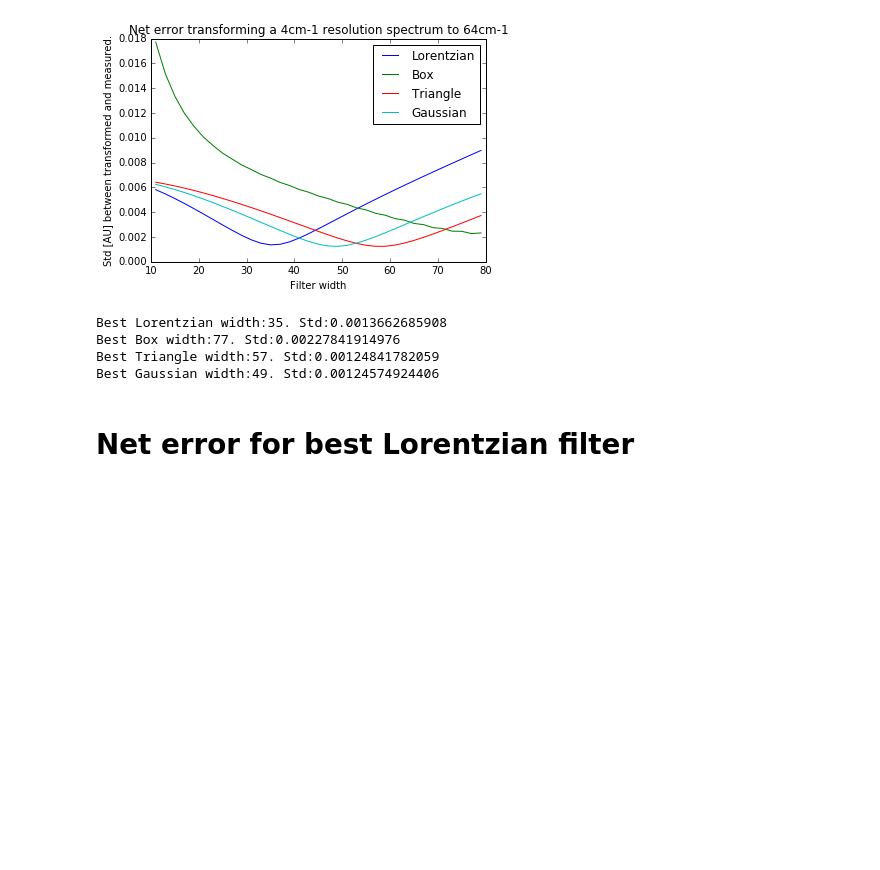
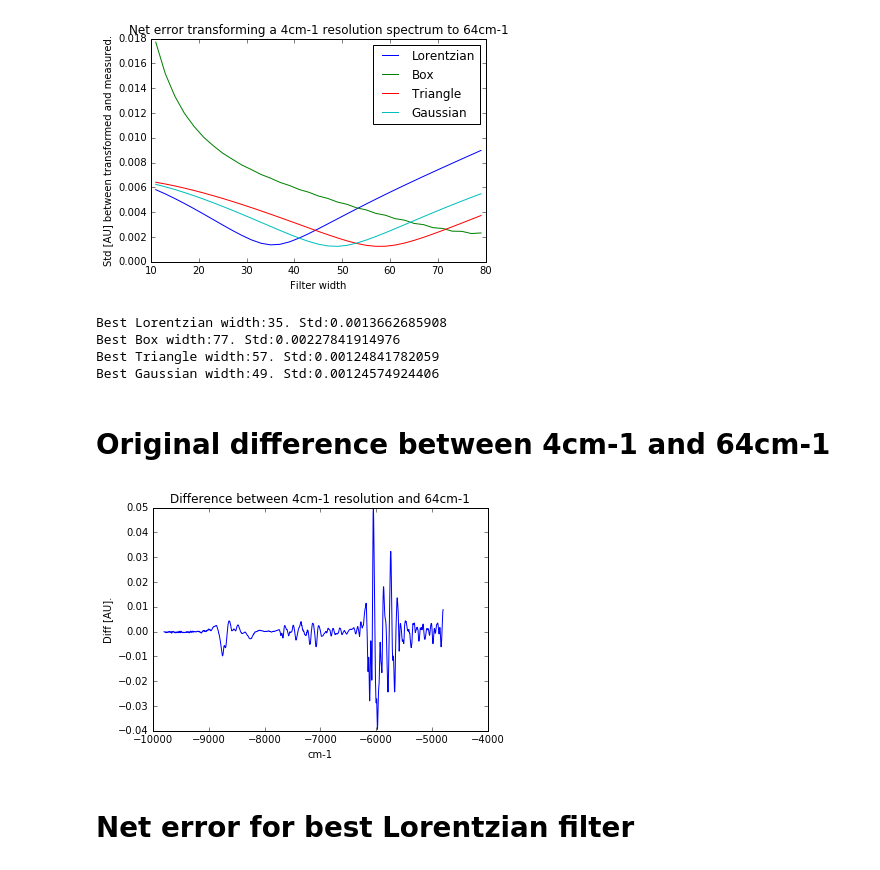
Before and after one commit to bmrg/convolute, a Jupyter notebook: Convolute.ipynb, the cells around one changed output. Cells and saved outputs as stored; diff of their text form; code cells hidden in the pictures; blank space fills up the shorter version.

Commit message:
show original error

```diff
--- a/Convolute.ipynb
+++ b/Convolute.ipynb
@@ -179,6 +179,17 @@ Best Lorentzian width:35. Std:0.0013662685908
 Best Box width:77. Std:0.00227841914976
 Best Triangle width:57. Std:0.00124841782059
 Best Gaussian width:49. Std:0.00124574924406
+# %% [markdown]
+# Original difference between 4cm-1 and 64cm-1
+# %%
+errOriginal = np.subtract(spectrum_res_64,spectrum_res_4)
+plt.plot(wn[400:-400],errOriginal[400:-400])
+plt.title('Difference between 4cm-1 resolution and 64cm-1')
+plt.ylabel('Diff [AU].')
+plt.xlabel("cm-1")
+plt.show()
+# %% [output]
+[figure, added]
 # %% [markdown]
 # Net error for best Lorentzian filter
 # %%
```
